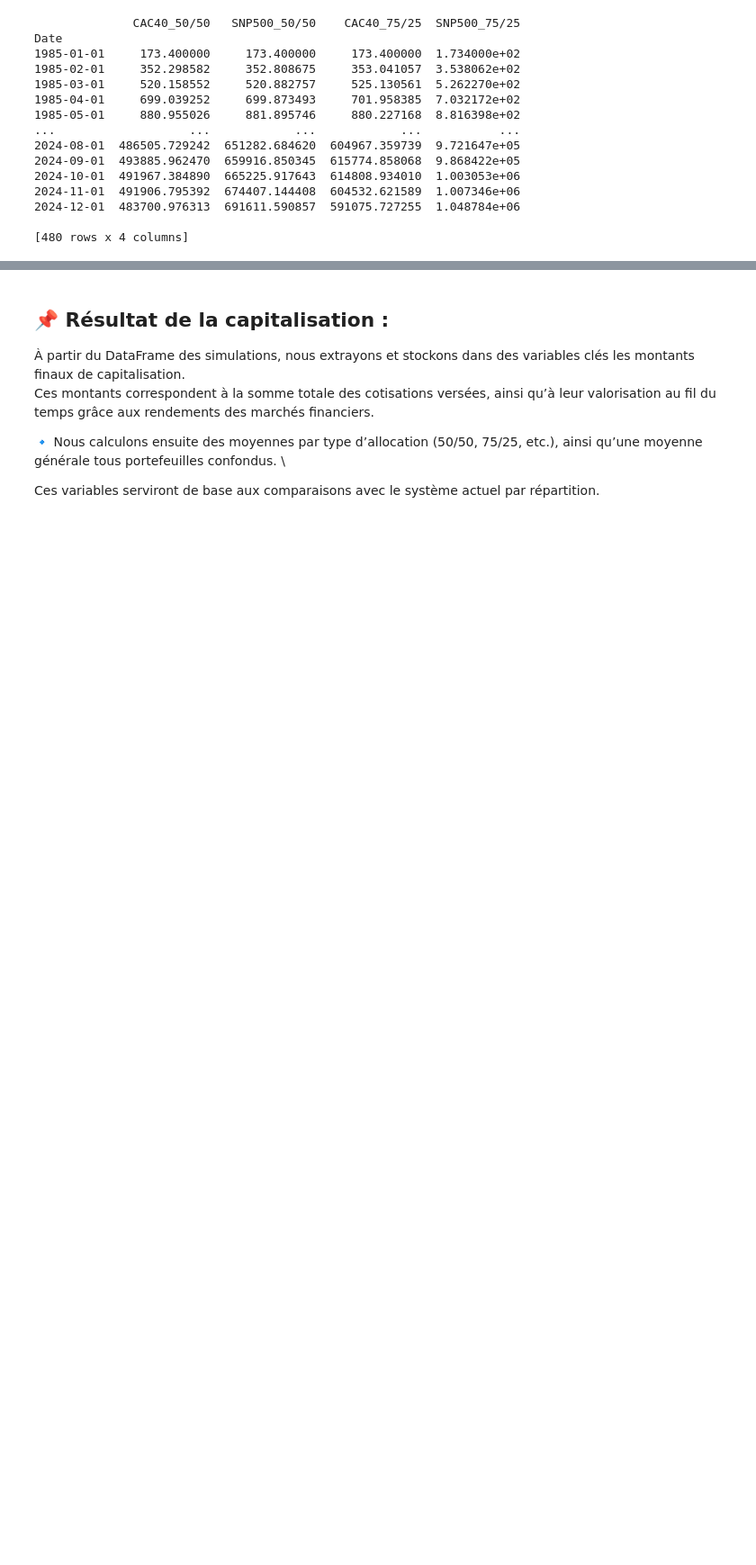
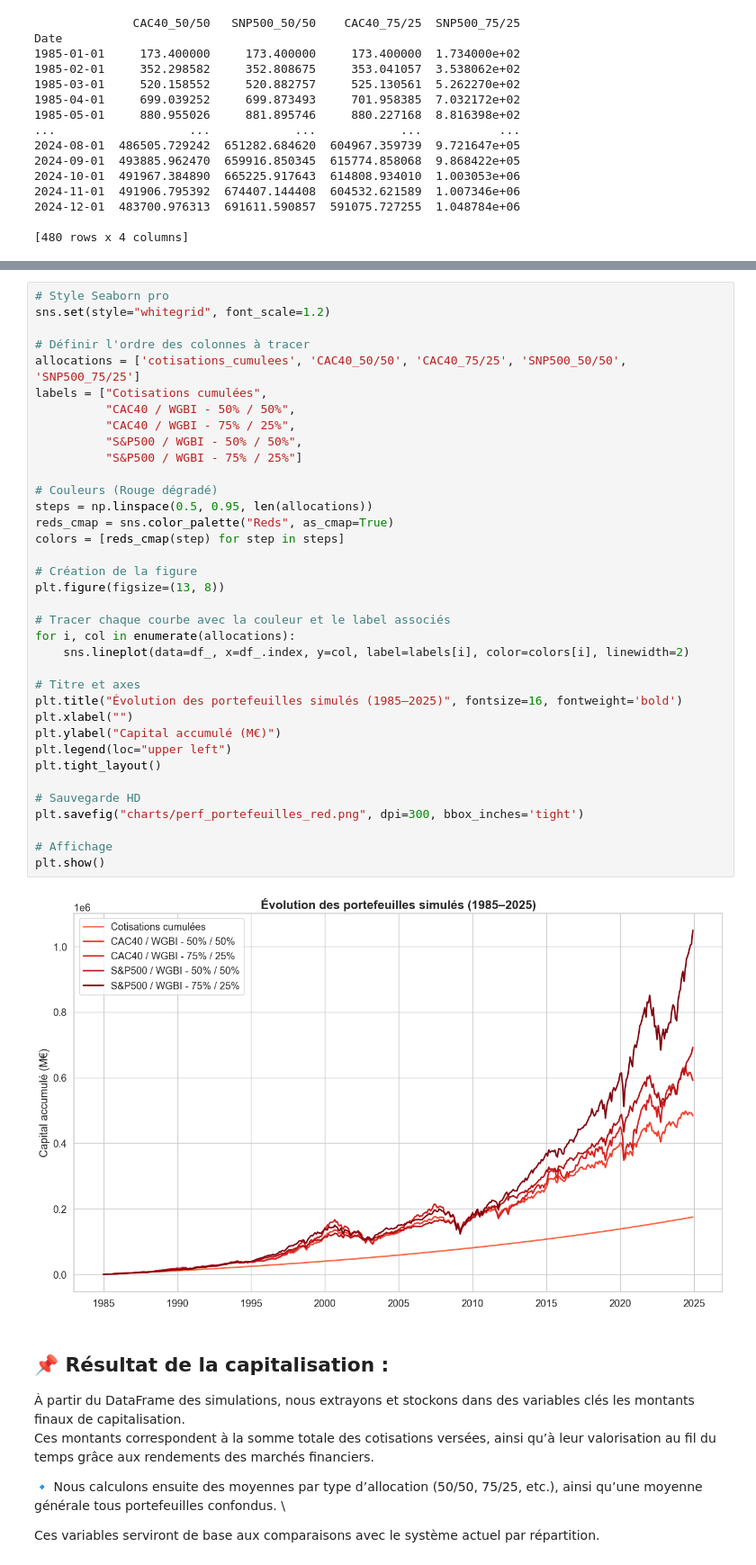
Before and after one commit to Vincent-20-100/backtest_retraites, a Jupyter notebook: notebooks/Backtest.ipynb, the cells around one changed output, grey strips where cells are left out. Shown at 90% size. Drawn from its saved outputs; the diff is of its cells as text; blank space fills up the shorter version.

```diff
--- a/notebooks/Backtest.ipynb
+++ b/notebooks/Backtest.ipynb
@@ -289,3 +291,41 @@ plt.show()
+# %%
+# Style Seaborn pro
+sns.set(style="whitegrid", font_scale=1.2)
+
+# Définir l'ordre des colonnes à tracer
+allocations = ['cotisations_cumulees', 'CAC40_50/50', 'CAC40_75/25', 'SNP500_50/50', 'SNP500_75/25']
+labels = ["Cotisations cumulées",
+          "CAC40 / WGBI - 50% / 50%",
+          "CAC40 / WGBI - 75% / 25%",
+          "S&P500 / WGBI - 50% / 50%",
+          "S&P500 / WGBI - 75% / 25%"]
+
+# Couleurs (Rouge dégradé)
+steps = np.linspace(0.5, 0.95, len(allocations))
+reds_cmap = sns.color_palette("Reds", as_cmap=True)
+colors = [reds_cmap(step) for step in steps]
+
+# Création de la figure
+plt.figure(figsize=(13, 8))
+
+# Tracer chaque courbe avec la couleur et le label associés
+for i, col in enumerate(allocations):
+    sns.lineplot(data=df_, x=df_.index, y=col, label=labels[i], color=colors[i], linewidth=2)
+
+# Titre et axes
+plt.title("Évolution des portefeuilles simulés (1985–2025)", fontsize=16, fontweight='bold')
+plt.xlabel("")
+plt.ylabel("Capital accumulé (M€)")
+plt.legend(loc="upper left")
+plt.tight_layout()
+
+# Sauvegarde HD
+plt.savefig("charts/perf_portefeuilles_red.png", dpi=300, bbox_inches='tight')
+
+# Affichage
+plt.show()
+# %% [output]
+[figure, added]
 # %% [markdown]
 ## 📌 Résultat de la capitalisation :
 
```
Also changed, not shown: parts of 5 cells of this notebook, 4 other files.
